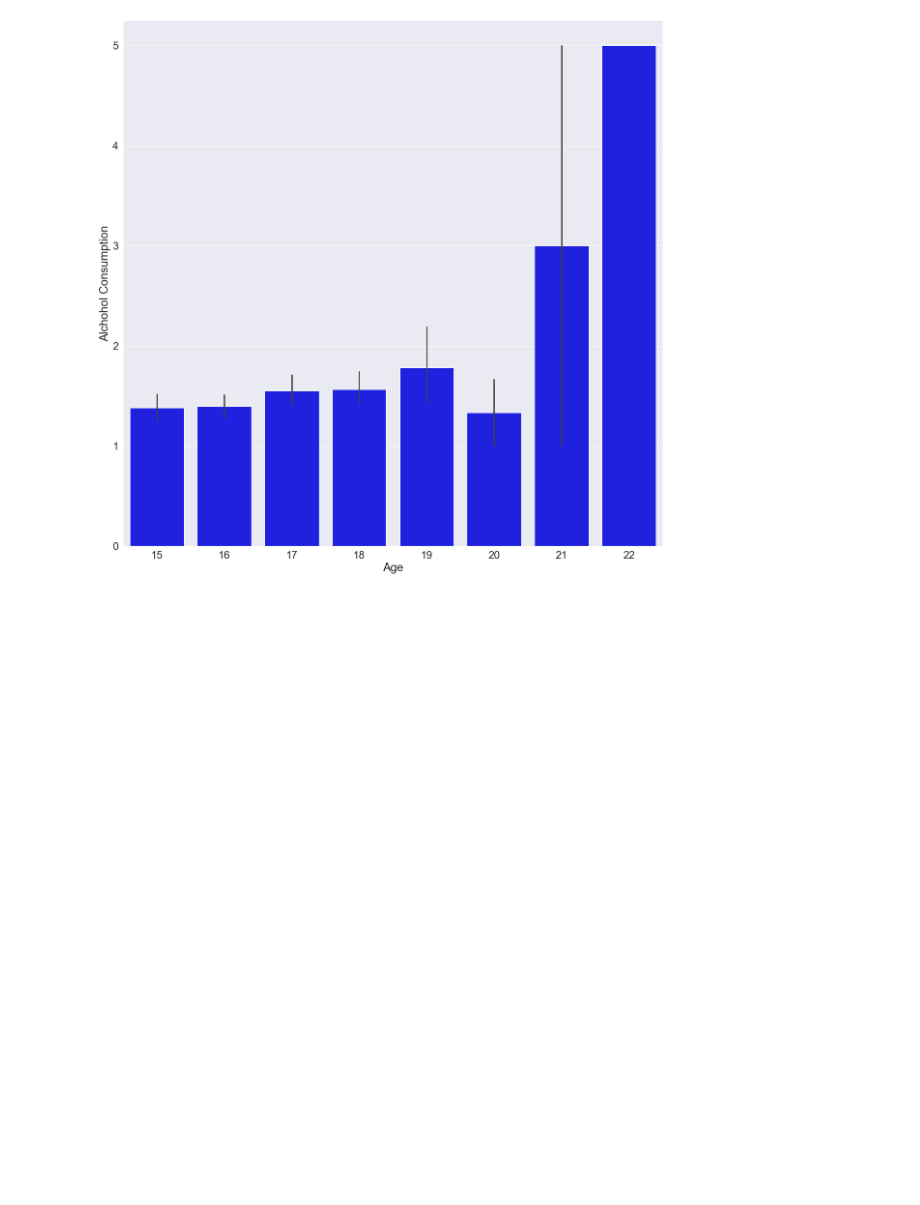
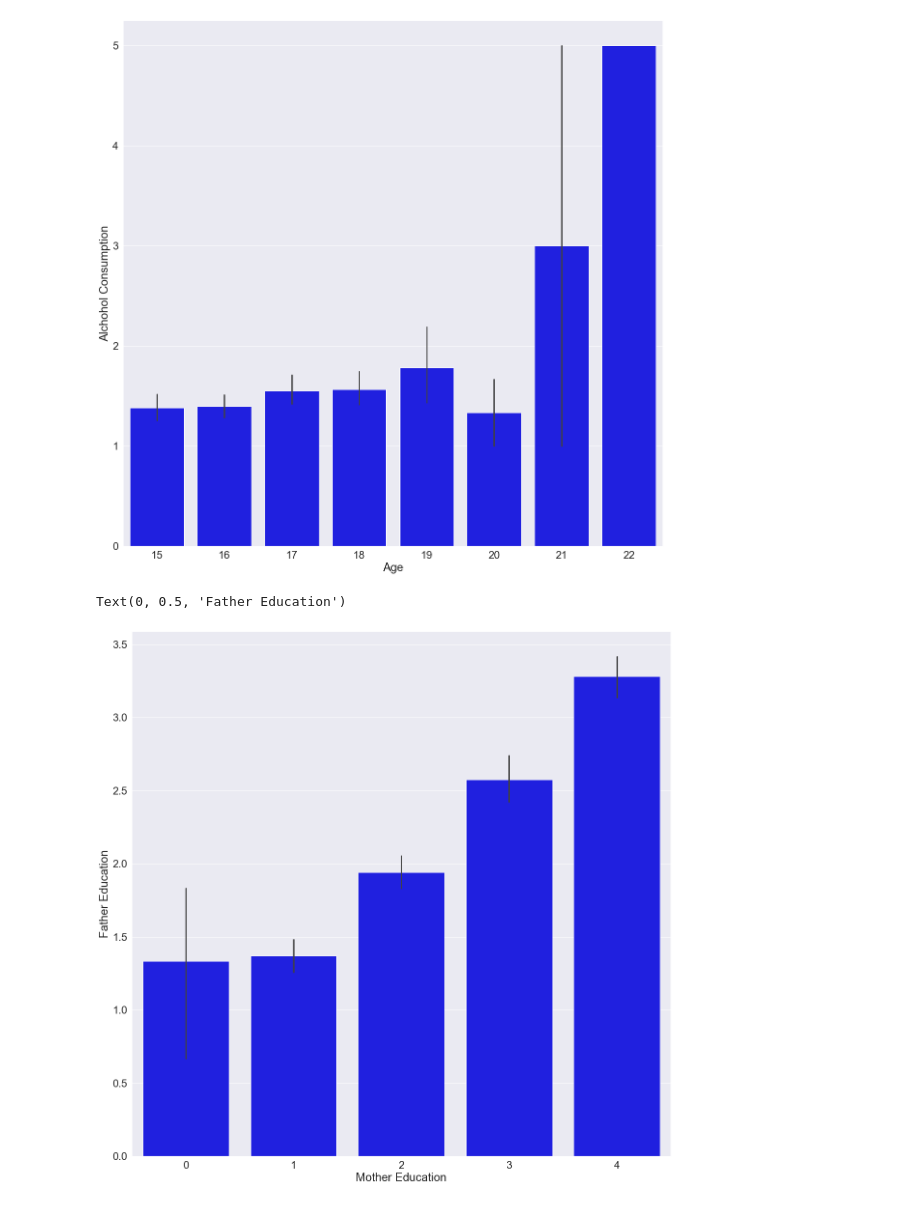
Before and after one commit to GabrielSolomonHolland/data-science-final, a Jupyter notebook: data-science-final.ipynb, the cells around one changed output. Drawn from its saved outputs; the diff is of its cells as text; code cells hidden in the pictures; blank space fills up the shorter version.

Commit message:
continue data science final

```diff
--- a/data-science-final.ipynb
+++ b/data-science-final.ipynb
@@ -693,3 +776,14 @@ fig.set_ylabel('Alchohol Consumption')
 plt.savefig('age_dalc_barplot.png')
 # %% [output]
 [figure]
+# %%
+#make a bar chart of fedu vs medu
+sns.set(style="darkgrid",rc = {'figure.figsize':(20,20)},font_scale=2)
+fig = sns.barplot(x="Medu", y="Fedu", data=working_df, color='blue')
+
+#label axis Mother Education vs Father Education
+fig.set_xlabel('Mother Education')
+fig.set_ylabel('Father Education')
+# %% [output]
+Text(0, 0.5, 'Father Education')
+[figure, added]
```
Also changed, not shown: parts of 7 cells of this notebook, 3 other files.
